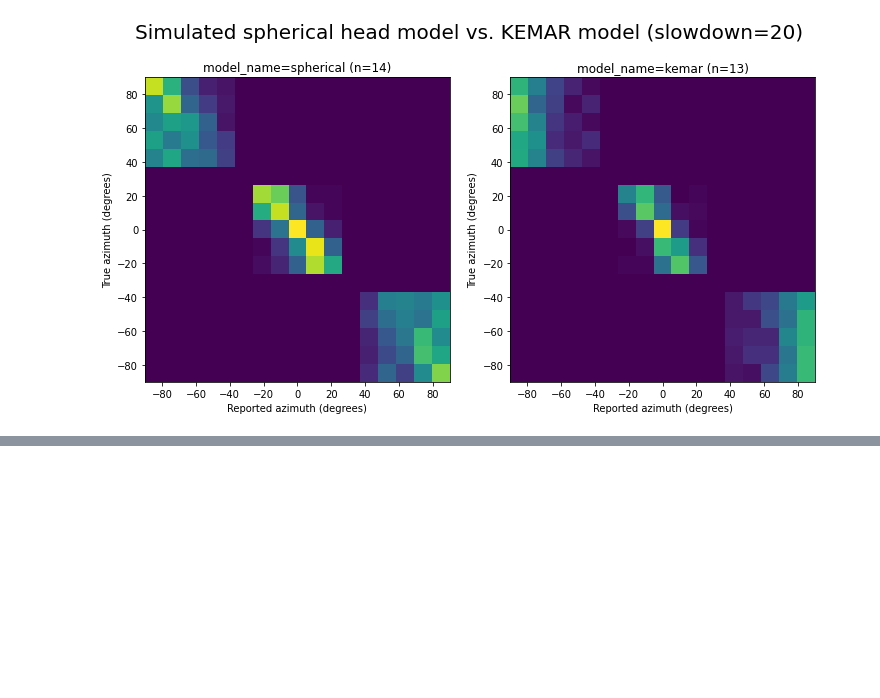
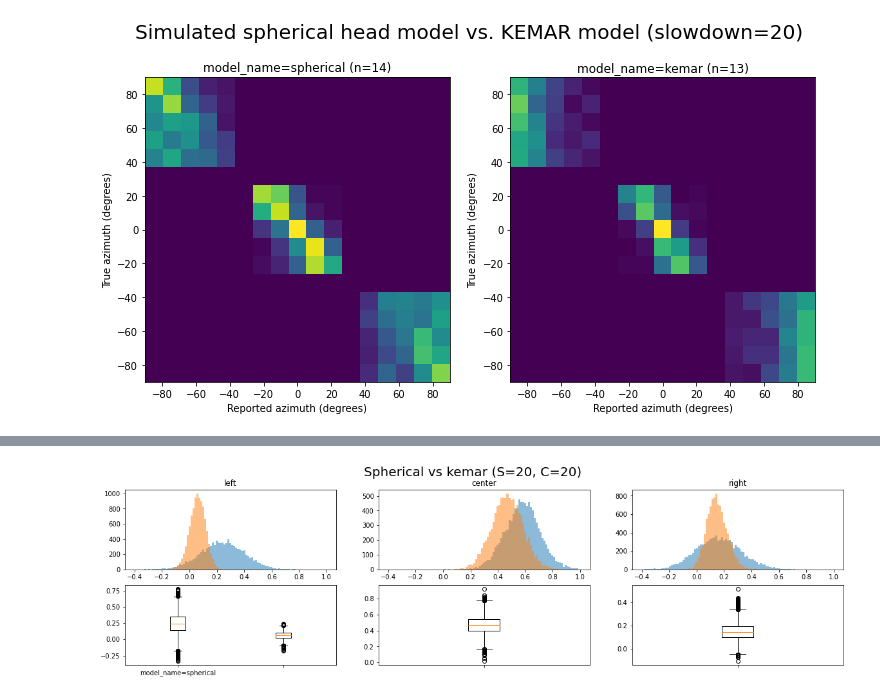
Before and after one commit to robin-labs/supernormal-echolocation-analysis, a Jupyter notebook: figures.ipynb, the cells around one changed output, grey strips where cells are left out. Drawn from its saved outputs; the diff is of its cells as text; code cells hidden in the pictures; blank space fills up the shorter version.

```diff
--- a/figures.ipynb
+++ b/figures.ipynb
@@ -94,0 +140,5 @@ plot_sensitivities(conditions, "Sensitivity curve for KEMAR baseline vs. spheric
+# %%
+conditions = echo_study.spherical_vs_kemar(slowdown=20, compensation=20)
+plot_bootstrapped_dprime_slope_distributions(conditions, "Spherical vs kemar (S=20, C=20)", label=["model_name"])
+# %% [output]
+[figure, added]
```
Also changed, not shown: parts of 6 cells of this notebook, 16 other files.
